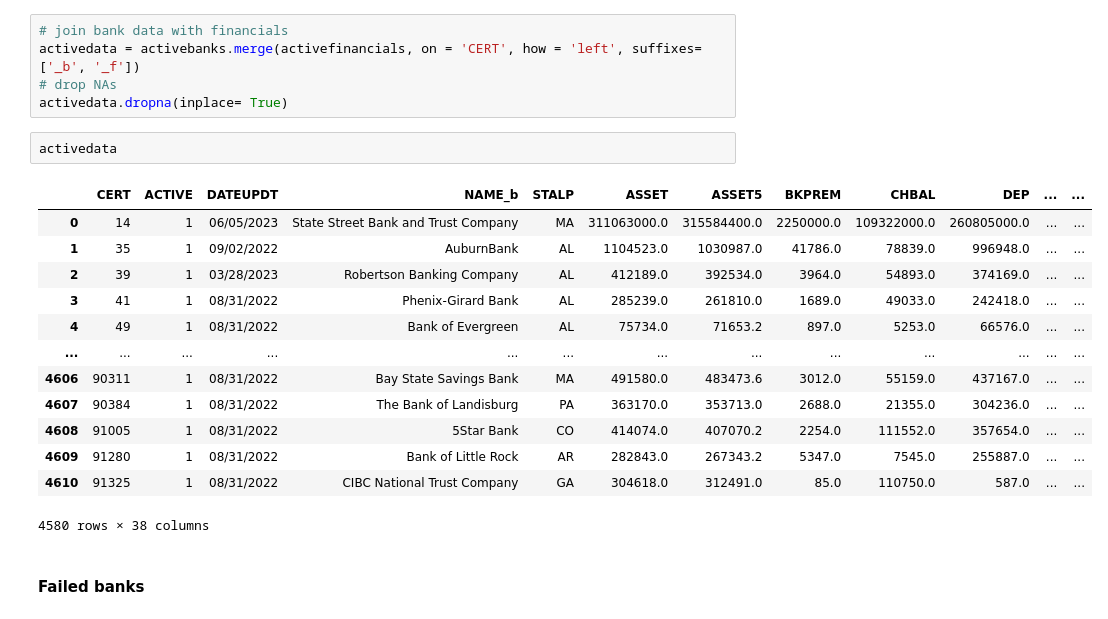
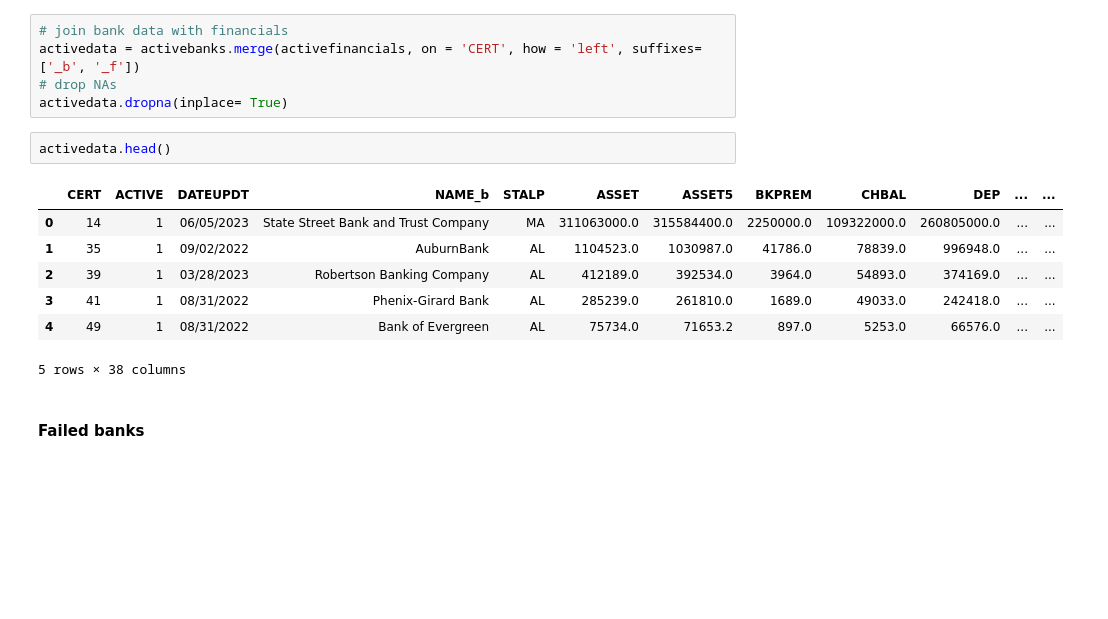
Before and after one commit to joeyio/bank-sentinel, a Jupyter notebook: extract.ipynb, the cells around one changed output. Drawn from its saved outputs; the diff is of its cells as text; blank space fills up the shorter version.

```diff
--- a/extract.ipynb
+++ b/extract.ipynb
@@ -146,21 +170,15 @@ activedata = activebanks.merge(activefinancials, on = 'CERT', how = 'left', suff
 # drop NAs
 activedata.dropna(inplace= True)
 # %%
-activedata
+activedata.head()
 # %% [output]
 |  | CERT | ACTIVE | DATEUPDT | NAME_b | STALP | ASSET | ASSET5 | BKPREM | CHBAL | DEP | ... | ... |
 | 0 | 14 | 1 | 06/05/2023 | State Street Bank and Trust Company | MA | 311063000.0 | 315584400.0 | 2250000.0 | 109322000.0 | 260805000.0 | ... | ... |
 | 1 | 35 | 1 | 09/02/2022 | AuburnBank | AL | 1104523.0 | 1030987.0 | 41786.0 | 78839.0 | 996948.0 | ... | ... |
 | 2 | 39 | 1 | 03/28/2023 | Robertson Banking Company | AL | 412189.0 | 392534.0 | 3964.0 | 54893.0 | 374169.0 | ... | ... |
 | 3 | 41 | 1 | 08/31/2022 | Phenix-Girard Bank | AL | 285239.0 | 261810.0 | 1689.0 | 49033.0 | 242418.0 | ... | ... |
 | 4 | 49 | 1 | 08/31/2022 | Bank of Evergreen | AL | 75734.0 | 71653.2 | 897.0 | 5253.0 | 66576.0 | ... | ... |
-| ... | ... | ... | ... | ... | ... | ... | ... | ... | ... | ... | ... | ... |
-| 4606 | 90311 | 1 | 08/31/2022 | Bay State Savings Bank | MA | 491580.0 | 483473.6 | 3012.0 | 55159.0 | 437167.0 | ... | ... |
-| 4607 | 90384 | 1 | 08/31/2022 | The Bank of Landisburg | PA | 363170.0 | 353713.0 | 2688.0 | 21355.0 | 304236.0 | ... | ... |
-| 4608 | 91005 | 1 | 08/31/2022 | 5Star Bank | CO | 414074.0 | 407070.2 | 2254.0 | 111552.0 | 357654.0 | ... | ... |
-| 4609 | 91280 | 1 | 08/31/2022 | Bank of Little Rock | AR | 282843.0 | 267343.2 | 5347.0 | 7545.0 | 255887.0 | ... | ... |
-| 4610 | 91325 | 1 | 08/31/2022 | CIBC National Trust Company | GA | 304618.0 | 312491.0 | 85.0 | 110750.0 | 587.0 | ... | ... |
-4580 rows × 38 columns
+5 rows × 38 columns
 # %% [markdown]
 #### Failed banks
 # %%
```
Also changed, not shown: parts of 18 cells of this notebook.
